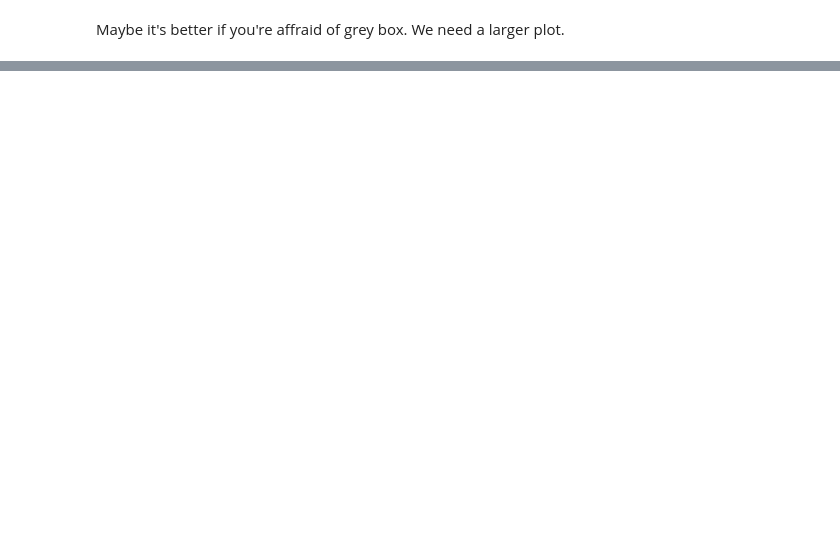
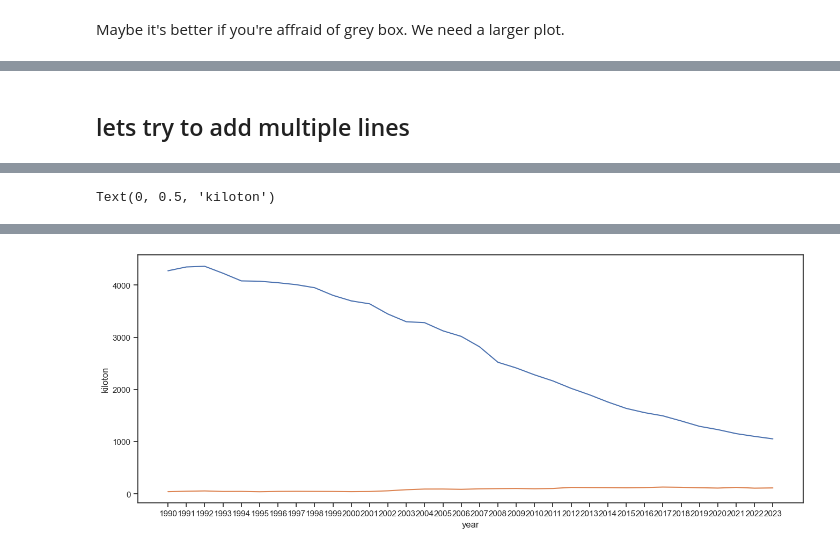
Before and after one commit to clementpickel/DSP_Assignement, a Jupyter notebook: Assignement3/Assignement3_group4.ipynb, the cells around one changed output, grey strips where cells are left out. Drawn from its saved outputs; the diff is of its cells as text; code cells hidden in the pictures; blank space fills up the shorter version.

```diff
--- a/Assignement3/Assignement3_group4.ipynb
+++ b/Assignement3/Assignement3_group4.ipynb
@@ -248,0 +351,8 @@ with sns.plotting_context("notebook", font_scale=1.5, rc={"lines.linewidth": 3})
+# %% [markdown]
+## lets try to add multiple lines
+# %%
+plt.figure(figsize=(16, 6))
+sns.lineplot(data=df_waste_total, x="year", y="Total Greenhouse Gases (kt CO2-eqv.)")
+sns.lineplot(data=df_waste_total, x="year", y="Carbon Dioxide (CO2) (kt)")
+plt.ylabel("kiloton")
+# %% [output]
@@ -248,0 +360 @@ with sns.plotting_context("notebook", font_scale=1.5, rc={"lines.linewidth": 3})
+Text(0, 0.5, 'kiloton')
@@ -248,0 +362 @@ with sns.plotting_context("notebook", font_scale=1.5, rc={"lines.linewidth": 3})
+[figure, added]
```
Also changed, not shown: parts of 36 cells of this notebook.
